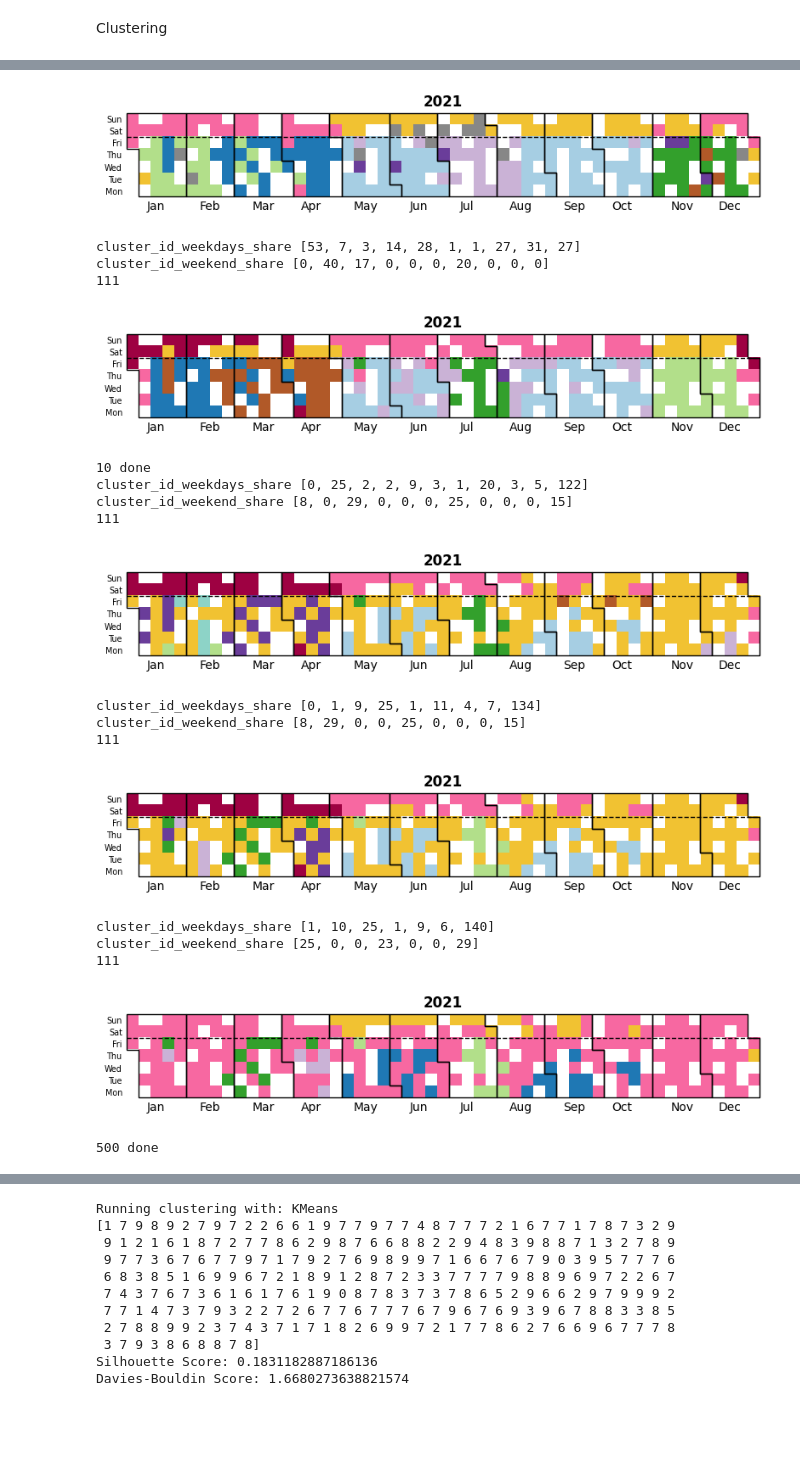
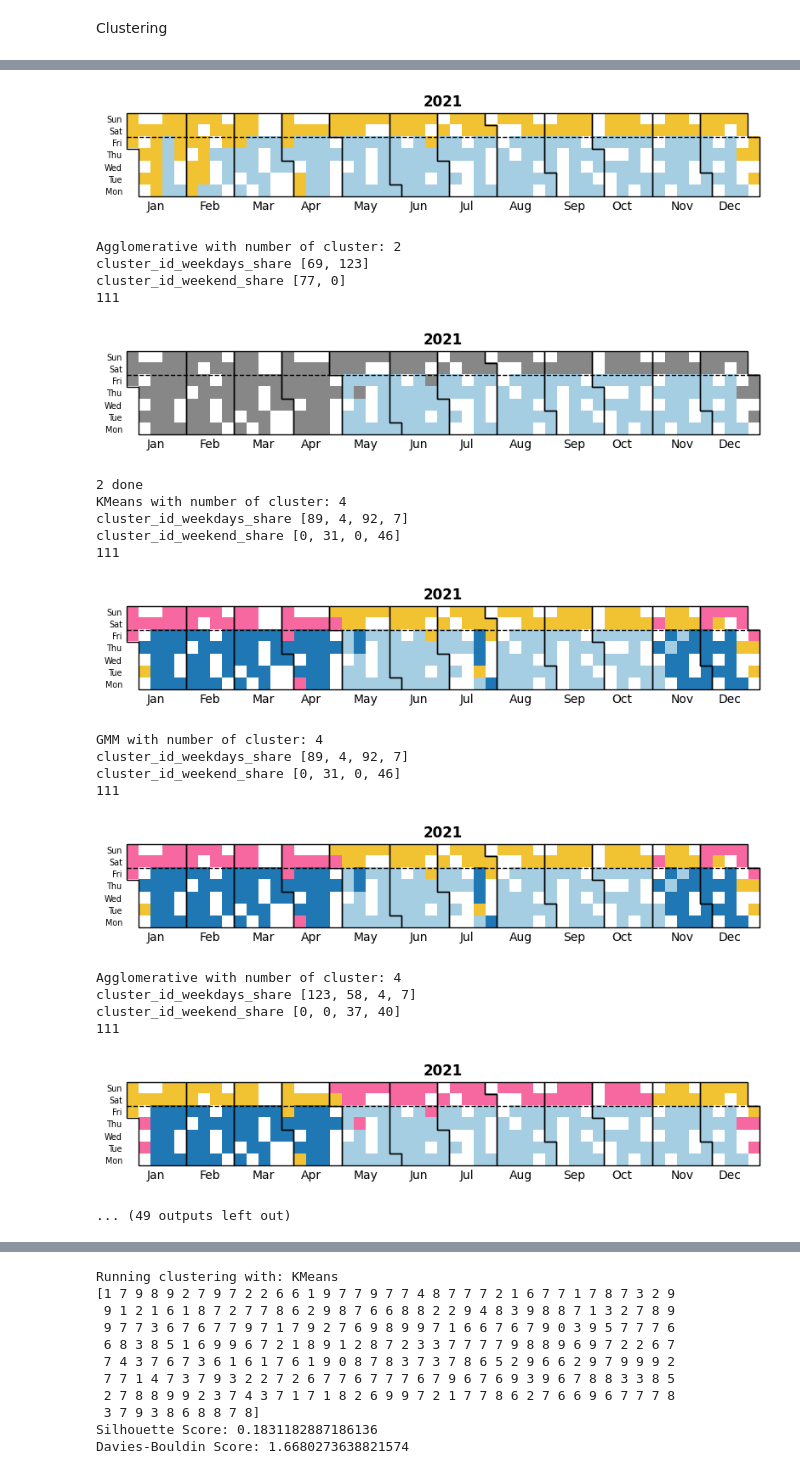
Before and after one commit to Jojo18-20/AI_course_submission, a Jupyter notebook: modul5_assigment3_submission.ipynb, the cells around one changed output, grey strips where cells are left out. Cells and saved outputs as stored; diff of their text form; code cells hidden in the pictures; blank space fills up the shorter version.

```diff
--- a/modul5_assigment3_submission.ipynb
+++ b/modul5_assigment3_submission.ipynb
@@ -150,7 +150,7 @@ print(days_train_not_nans)
 # %% [markdown]
 Clustering
 # %%
-min_samples = 5
+min_samples = 6
 k = min_samples - 1  # k-th neighbor
 nbrs = NearestNeighbors(n_neighbors=k+1).fit(X_train)
 distances, indices = nbrs.kneighbors(X_train)
@@ -423,10 +423,10 @@ def find_the_closest_centroid(centroids, new_day, from_interval: int, to_interva
     for i in range(len(centroids)):
         # nur den relevanten Zeitbereich vergleichen
         ed_t = dis_lib.paired_distances(
-            centroids[i][:, from_interval:to_interval+1],
-            new_day[:, from_interval:to_interval+1],
+            centroids[i][:, from_interval+1:to_interval+1],
+            new_day[:, from_interval+1:to_interval+1],
             metric='euclidean'
-        )
+        )[0]
 
         if closest_centroid is None or closest_dist > ed_t:
             closest_centroid = i
@@ -525,26 +525,30 @@ def evaluate_clustering(method, model, X_train, X_test, params):
 results = []
 
 labels = None
-n_clusters = [10]#[2,4,6,8,10,12]
+n_clusters = [2,4,6,8,10,12]
 
 for k in n_clusters:
     # KMeans
+    print("KMeans with number of cluster:",k)
     km = KMeans(n_clusters=k, random_state=42)
     evaluate_clustering("KMeans", km, X_train, X_test, {"n_clusters": k})
 
     # GMM
+    print("GMM with number of cluster:",k)
     gmm = GaussianMixture(n_components=k, random_state=42)
     evaluate_clustering("GMM", gmm, X_train, X_test, {"n_components": k})
 
     # Agglomerative
+    print("Agglomerative with number of cluster:",k)
     agg = AgglomerativeClustering(n_clusters=k)
     evaluate_clustering("Agglomerative", agg, X_train, X_test, {"n_clusters": k})
 
     print(k,"done")
 
 # DBSCAN separate, eps und min_samples vary
-for eps in [500,600]:     #[400, 500, 600, 700, 800]:
-    for ms in [2,4,6]:
+for eps in [400, 500, 600, 700]:
+    for ms in [4,5,6]:
+        print("DB scan  with eps, ms:",eps,ms)
         db = DBSCAN(eps=eps, min_samples=ms)
         evaluate_clustering("DBSCAN", db, X_train, X_test, {"eps": eps, "min_samples": ms})
     print (eps, "done")
@@ -558,23 +564,27 @@ cluster_id_weekend_share [0, 31, 0, 40, 0, 0, 6, 0, 0, 0]
 111
-[figure, old version]
+[figure, new version]
-cluster_id_weekdays_share [53, 7, 3, 14, 28, 1, 1, 27, 31, 27]
-cluster_id_weekend_share [0, 40, 17, 0, 0, 0, 20, 0, 0, 0]
+Agglomerative with number of cluster: 2
+cluster_id_weekdays_share [69, 123]
+cluster_id_weekend_share [77, 0]
 111
-[figure, old version]
+[figure, new version]
-10 done
-cluster_id_weekdays_share [0, 25, 2, 2, 9, 3, 1, 20, 3, 5, 122]
-cluster_id_weekend_share [8, 0, 29, 0, 0, 0, 25, 0, 0, 0, 15]
+2 done
+KMeans with number of cluster: 4
+cluster_id_weekdays_share [89, 4, 92, 7]
+cluster_id_weekend_share [0, 31, 0, 46]
 111
-[figure, old version]
+[figure, new version]
-cluster_id_weekdays_share [0, 1, 9, 25, 1, 11, 4, 7, 134]
-cluster_id_weekend_share [8, 29, 0, 0, 25, 0, 0, 0, 15]
+GMM with number of cluster: 4
+cluster_id_weekdays_share [89, 4, 92, 7]
+cluster_id_weekend_share [0, 31, 0, 46]
 111
-[figure, old version]
+[figure, new version]
-cluster_id_weekdays_share [1, 10, 25, 1, 9, 6, 140]
-cluster_id_weekend_share [25, 0, 0, 23, 0, 0, 29]
+Agglomerative with number of cluster: 4
+cluster_id_weekdays_share [123, 58, 4, 7]
+cluster_id_weekend_share [0, 0, 37, 40]
 111
-[figure, old version]
+[figure, new version]
-500 done
+... (49 outputs left out)
 # %%
 results_df = pd.DataFrame(results)
 print(results_df.sort_values(by="accuracy MAE"))
```
Also changed, not shown: parts of 16 cells of this notebook.
